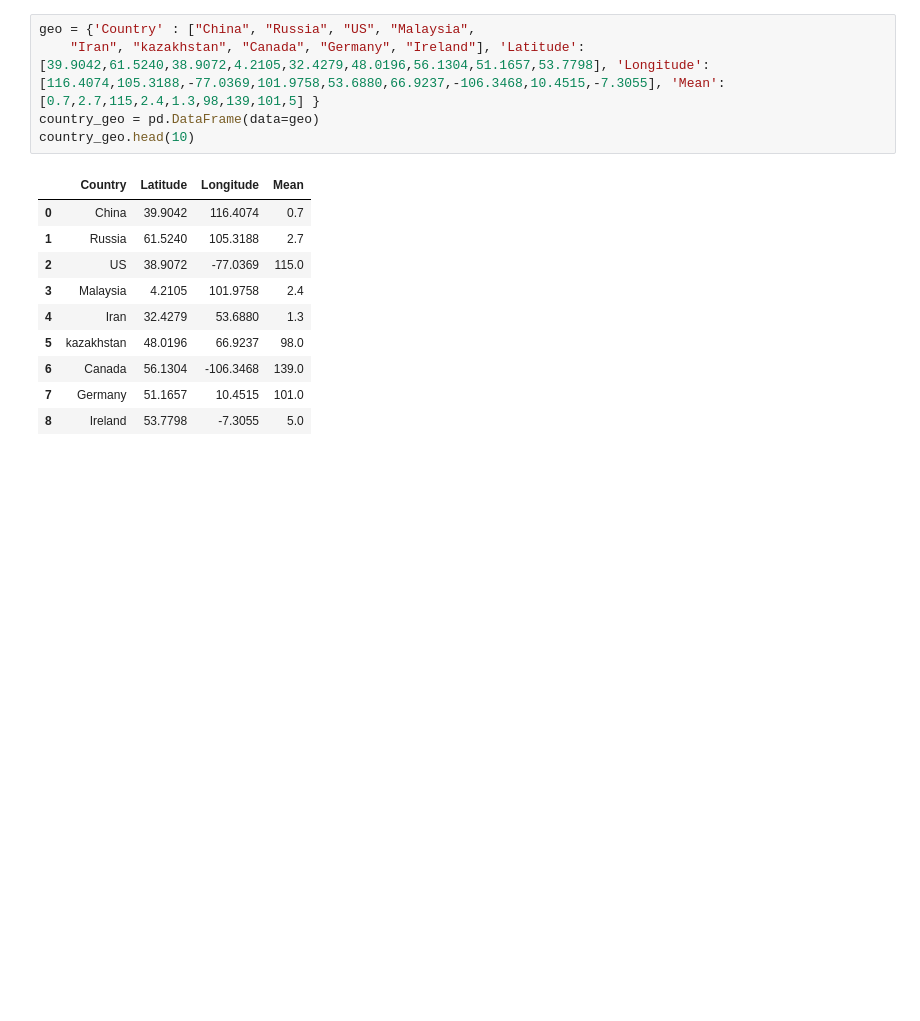
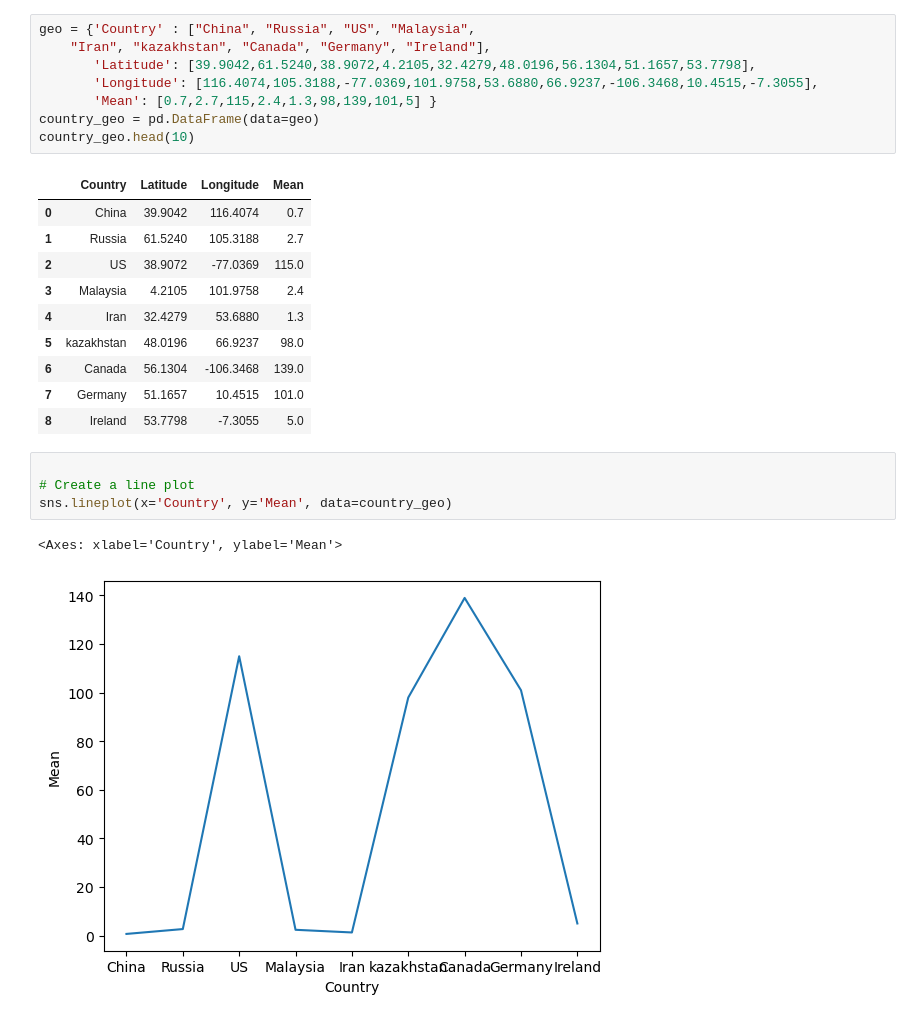
Before and after one commit to Mccalabrese/Bitcoin-Hashrate-simulations-MonteCarlo, a Jupyter notebook: Project8.ipynb, the cells around one changed output. Cells and saved outputs as stored; diff of their text form; blank space fills up the shorter version.

```diff
--- a/Project8.ipynb
+++ b/Project8.ipynb
@@ -1079,6 +1106,9 @@ Name: 36, dtype: float64
 # %%
 geo = {'Country' : ["China", "Russia", "US", "Malaysia",
-    "Iran", "kazakhstan", "Canada", "Germany", "Ireland"], 'Latitude': [39.9042,61.5240,38.9072,4.2105,32.4279,48.0196,56.1304,51.1657,53.7798], 'Longitude': [116.4074,105.3188,-77.0369,101.9758,53.6880,66.9237,-106.3468,10.4515,-7.3055], 'Mean': [0.7,2.7,115,2.4,1.3,98,139,101,5] }
+    "Iran", "kazakhstan", "Canada", "Germany", "Ireland"],
+       'Latitude': [39.9042,61.5240,38.9072,4.2105,32.4279,48.0196,56.1304,51.1657,53.7798],
+       'Longitude': [116.4074,105.3188,-77.0369,101.9758,53.6880,66.9237,-106.3468,10.4515,-7.3055],
+       'Mean': [0.7,2.7,115,2.4,1.3,98,139,101,5] }
 country_geo = pd.DataFrame(data=geo)
 country_geo.head(10)
 # %% [output]
@@ -1092,3 +1122,10 @@ country_geo.head(10)
 | 6 | Canada | 56.1304 | -106.3468 | 139.0 |
 | 7 | Germany | 51.1657 | 10.4515 | 101.0 |
 | 8 | Ireland | 53.7798 | -7.3055 | 5.0 |
+# %%
+
+# Create a line plot
+sns.lineplot(x='Country', y='Mean', data=country_geo)
+# %% [output]
+<Axes: xlabel='Country', ylabel='Mean'>
+[figure, added]
```
Also changed, not shown: parts of 15 cells of this notebook, 11 other files.
